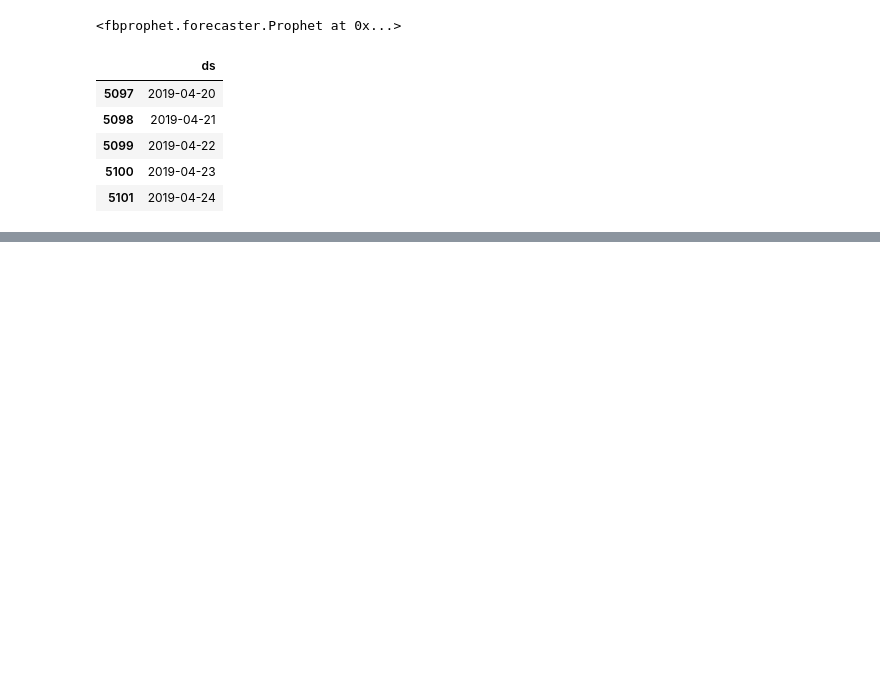
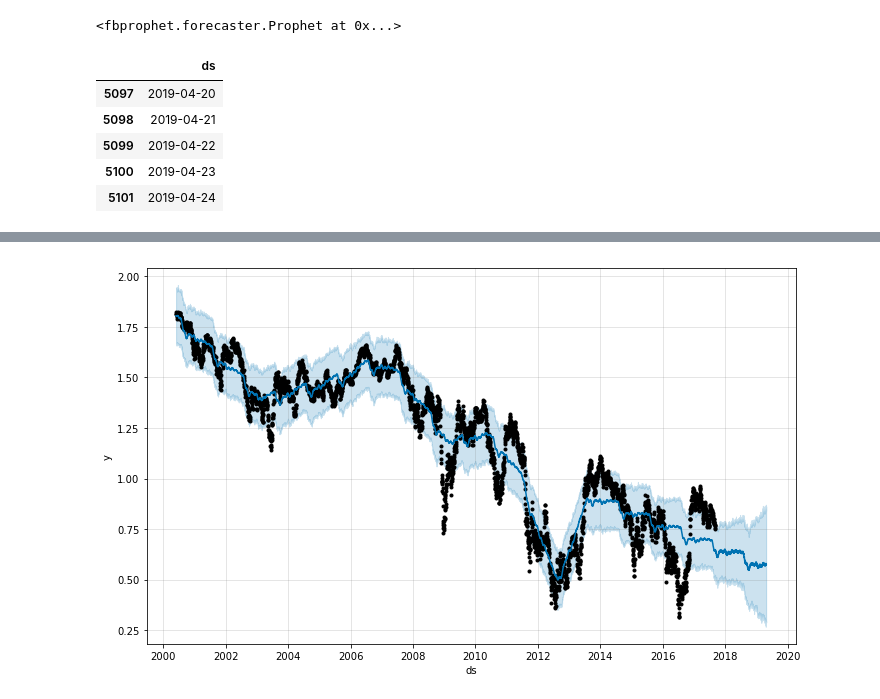
Before and after one commit to po9mhjrdb/ProphetTutorial, a Jupyter notebook: ProphetTutorial.ipynb, the cells around one changed output, grey strips where cells are left out. Cells and saved outputs as stored; diff of their text form; code cells hidden in the pictures; blank space fills up the shorter version.

```diff
--- a/ProphetTutorial.ipynb
+++ b/ProphetTutorial.ipynb
@@ -105,0 +58,11 @@ model.plot_components(forecast_df)
+# %%
+event = pd.read_csv('event.csv')
+# %%
+model2 = Prophet(holidays=event).fit(df)
+# %%
+forecast_df2 = model2.make_future_dataframe(periods=200*3)
+forecast_df2 = model2.predict(forecast_df2)
+# %%
+model2.plot(forecast_df2)
+# %% [output]
+[figure, added]
```
Also changed, not shown: parts of 11 cells of this notebook, 2 other files.
